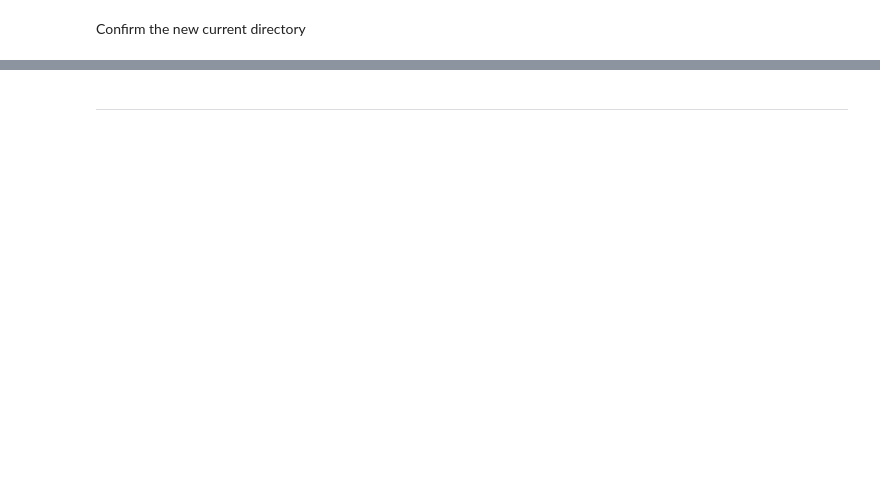
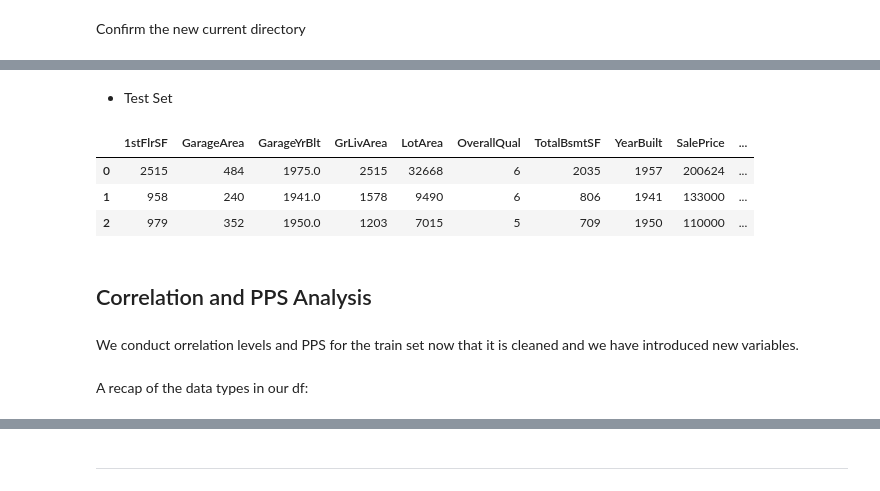
Before and after one commit to Code-Institute-Submissions/modonohoe-data-analytics-housing-project, a Jupyter notebook: jupyter_notebooks/04 - Feature Engineering.ipynb, the cells around one changed output, grey strips where cells are left out. Drawn from its saved outputs; the diff is of its cells as text; code cells hidden in the pictures; blank space fills up the shorter version.

```diff
--- a/jupyter_notebooks/04 - Feature Engineering.ipynb
+++ b/jupyter_notebooks/04 - Feature Engineering.ipynb
@@ -47,0 +64,15 @@ Section 1 content
+# %% [markdown]
+* Test Set
+# %%
+test_set_path = 'outputs/datasets/cleaned/TestSetCleaned.csv'
+TestSet = pd.read_csv(test_set_path)
+TestSet.head(3)
+# %% [output]
+|  | 1stFlrSF | GarageArea | GarageYrBlt | GrLivArea | LotArea | OverallQual | TotalBsmtSF | YearBuilt | SalePrice | ... |
+| 0 | 2515 | 484 | 1975.0 | 2515 | 32668 | 6 | 2035 | 1957 | 200624 | ... |
+| 1 | 958 | 240 | 1941.0 | 1578 | 9490 | 6 | 806 | 1941 | 133000 | ... |
+| 2 | 979 | 352 | 1950.0 | 1203 | 7015 | 5 | 709 | 1950 | 110000 | ... |
+# %% [markdown]
+## Correlation and PPS Analysis
+# %% [markdown]
+We conduct orrelation levels and PPS for the train set now that it is cleaned and we have introduced new variables.
@@ -47,0 +81,2 @@ Section 1 content
+# %% [markdown]
+A recap of the data types in our df:
```
Also changed, not shown: parts of 22 cells of this notebook, 3 other files.
